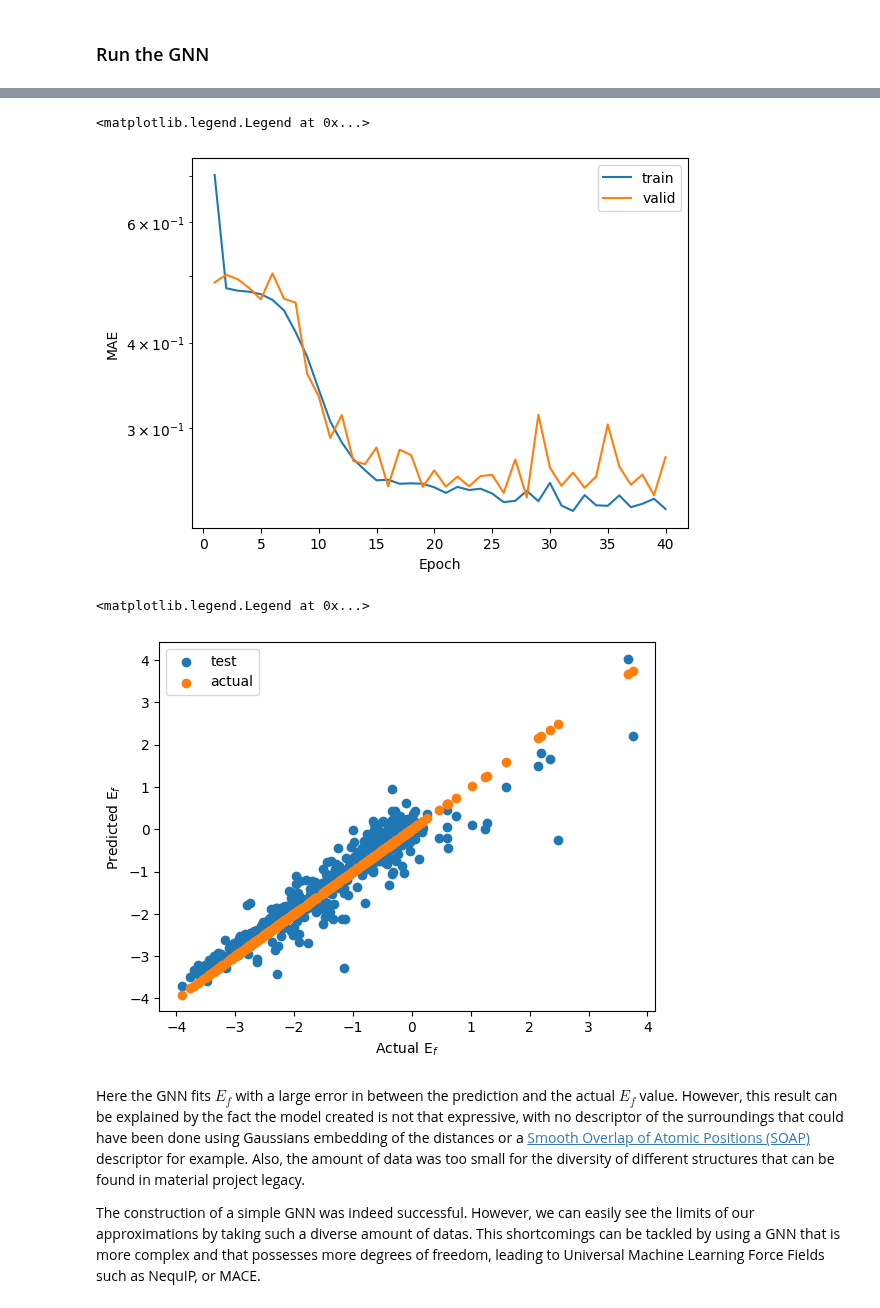
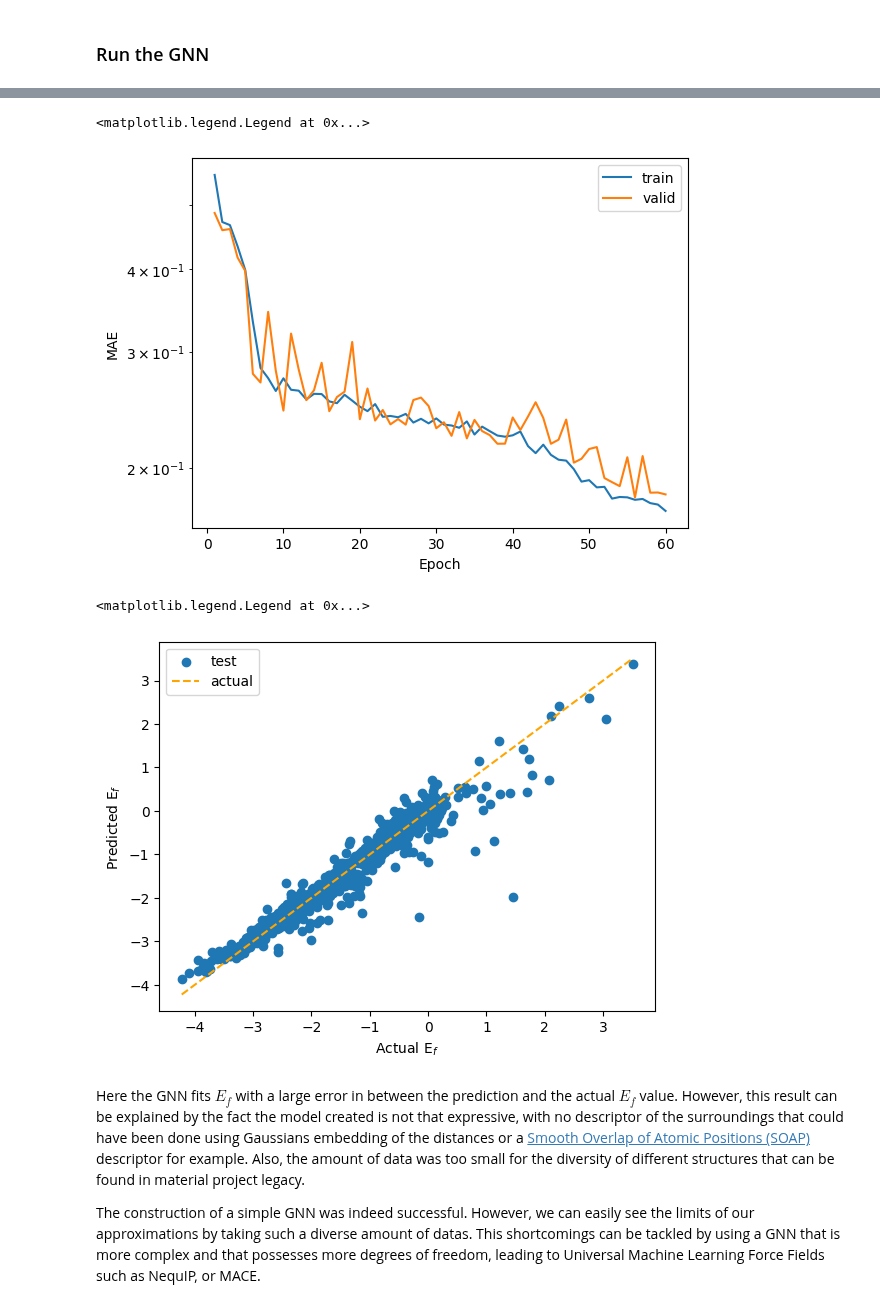
Before and after one commit to Lorentyfle/GNN-CaMML-course-blog, a Jupyter notebook: Graph_CaMML_AJ.ipynb, the cells around one changed output, grey strips where cells are left out. Drawn from its saved outputs; the diff is of its cells as text; code cells hidden in the pictures.

```diff
--- a/Graph_CaMML_AJ.ipynb
+++ b/Graph_CaMML_AJ.ipynb
@@ -452,7 +452,7 @@ def collate_fn(dataset):
     )
 # %%
 cutoff_radius = 4.0
-sample_size   = 5000
+sample_size   = 10000
 
 sampled_df = df.sample(n=sample_size, random_state=SEED)
 
@@ -689,11 +689,14 @@ def evaluate(dataloader, model, criterion):
 ### Run the GNN
 # %%
 # Instantiate the model
-hidden_channels = 64
-max_epoch       = 40
+hidden_channels         = 64
+num_graph_conv_layers   = 3
+fc_feat_dim             = 128
+max_epoch               = 60
+
 
 in_node_features = dataset[0].x.size()[1]
-model = GNN(in_node_features, hidden_channels,num_graph_conv_layers=3,fc_feat_dim=32)
+model = GNN(in_node_features, hidden_channels,num_graph_conv_layers=num_graph_conv_layers,fc_feat_dim=fc_feat_dim)
 
 # Optimizer and loss
 optimizer = torch.optim.Adam(model.parameters(), lr=0.001) # We use a basic Adam optimizer.
@@ -757,28 +760,30 @@ ax.set_yscale("log")
 plt.legend()
 # %% [output]
 <matplotlib.legend.Legend at 0x...>
-[figure, old version]
+[figure, new version]
 # %%
 import matplotlib.pyplot as plt
 
 actual = []
 predicted = []
 
 model.eval()
 with torch.no_grad():
     for i, batch in enumerate(test_loader):
         y_pred = model(batch)
         predicted.extend(y_pred.data.cpu().tolist())
         actual.extend(batch.y.tolist())
-
+#
+min_val, max_val = np.min(actual), np.max(actual)
+#
 fig, ax = plt.subplots()
 ax.scatter(np.array(actual), np.array(predicted), label="test")
-ax.scatter(np.array(actual), np.array(actual), label="actual")
+ax.plot([min_val, max_val], [min_val, max_val], color="orange", linestyle="--", label="actual")
 ax.set(ylabel="Predicted E$_{f}$", xlabel="Actual E$_{f}$")
 plt.legend()
 # %% [output]
 <matplotlib.legend.Legend at 0x...>
-[figure, old version]
+[figure, new version]
 # %% [markdown]
 Here the GNN fits $E_f$ with a large error in between the prediction and the actual $E_f$ value. However, this result can be explained by the fact the model created is not that expressive, with no descriptor of the surroundings that could have been done using Gaussians embedding of the distances or a [Smooth Overlap of Atomic Positions (SOAP)](https://doi.org/10.1103/PhysRevB.87.184115) descriptor for example. Also, the amount of data was too small for the diversity of different structures that can be found in material project legacy.
 
```
Also changed, not shown: parts of 10 cells of this notebook.
